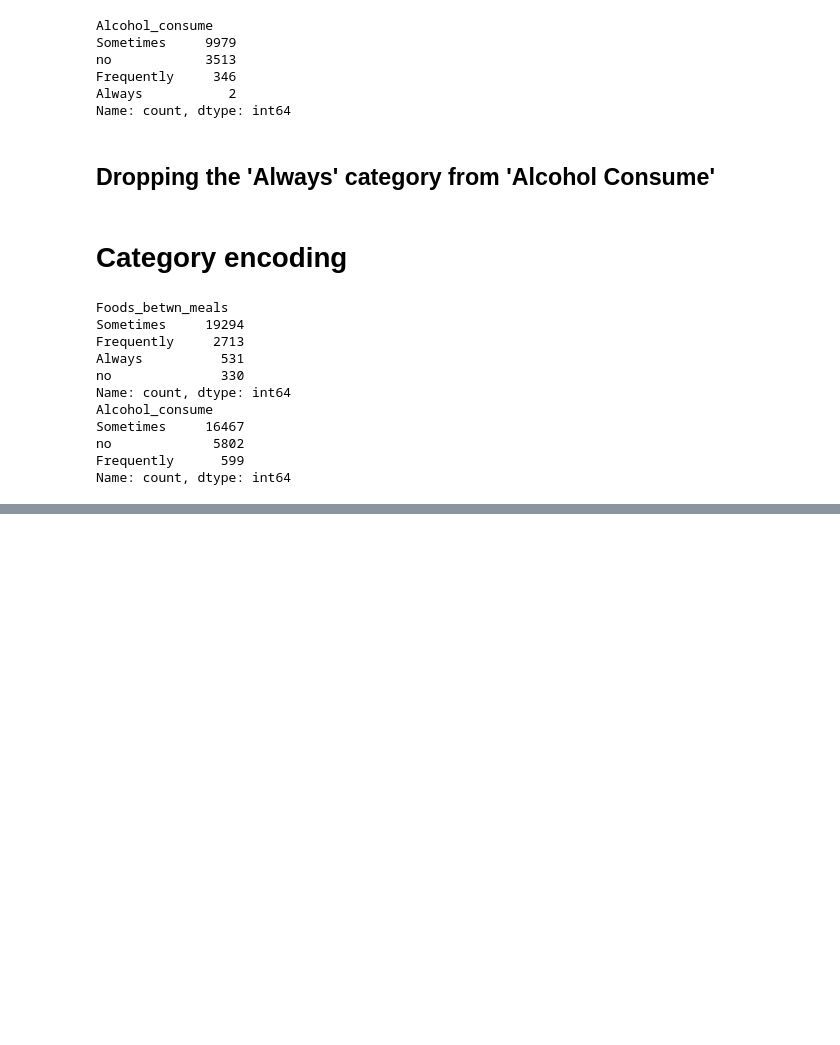
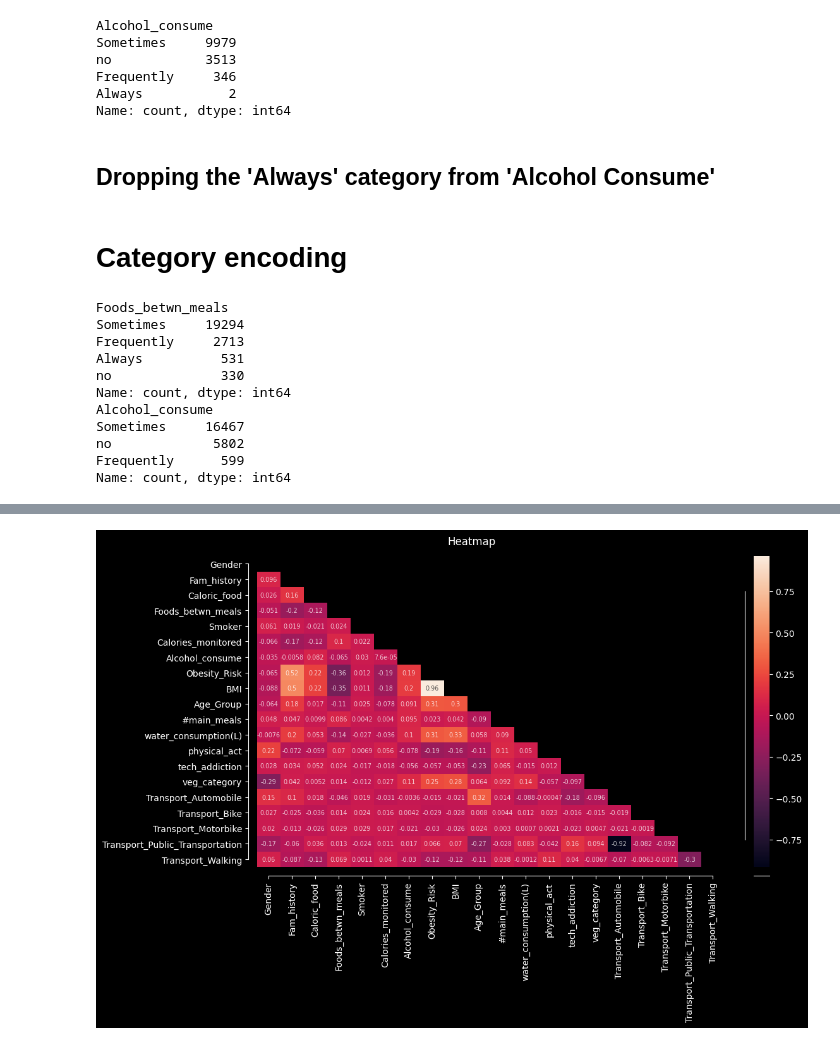
Before and after one commit to Tasfiq-K/obesity-risk-system, a Jupyter notebook: notebooks/preprocessing-obesity-risk-data.ipynb, the cells around one changed output, grey strips where cells are left out. Cells and saved outputs as stored; diff of their text form; code cells hidden in the pictures; blank space fills up the shorter version.

```diff
--- a/notebooks/preprocessing-obesity-risk-data.ipynb
+++ b/notebooks/preprocessing-obesity-risk-data.ipynb
@@ -915,0 +1012,31 @@ concat_df.sample(2)
+# %%
+def tri_map(dataframe, cols_list, fig_w=12, fig_h=8, style="dark_background"):
+
+    plt.style.use(style)
+
+    figure, axes = plt.subplots(nrows=1, ncols=1, figsize=(fig_w, fig_h))
+
+    figure.suptitle(f"Heatmap")
+
+    corr = dataframe[cols_list].corr()
+
+    # Getting the Upper Triangle of the co-relation matrix
+    matrix = np.triu(corr)
+
+    # using the upper triangle matrix as mask
+    fig_hm = sns.heatmap(corr,
+                         annot=True,
+                         annot_kws={'size': 'x-small', 'alpha': 0.75},
+                         mask=matrix,
+                         ax=axes)
+
+    axes.tick_params(axis='x', labelrotation=90)
+
+    sns.despine(offset=10, trim=True)
+
+    plt.tight_layout()
+    plt.show()
+
+tri_map(new_df, new_df.columns)
+# %% [output]
+[figure, added]
```
Also changed, not shown: parts of 23 cells of this notebook.
